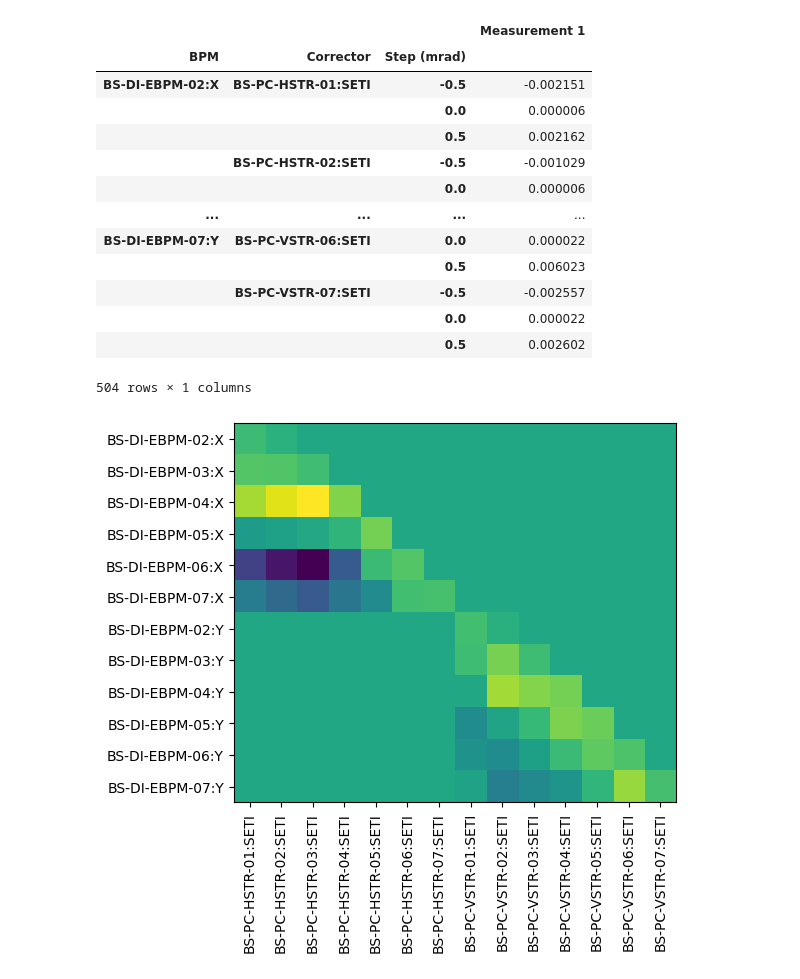
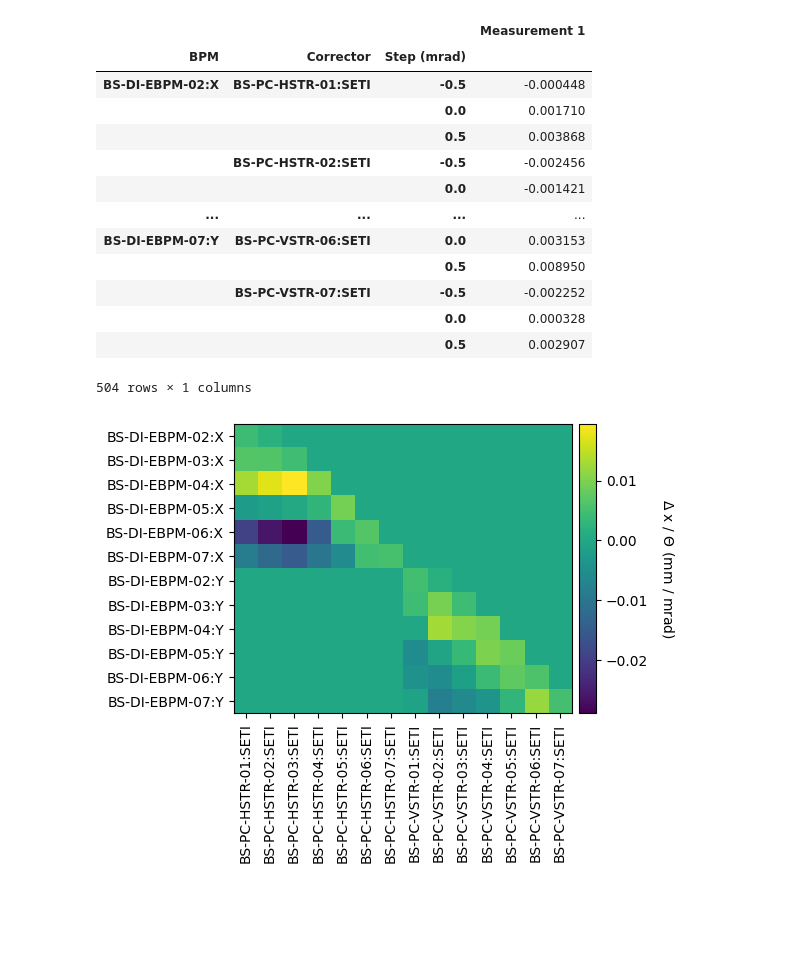
Before and after one commit to muonsontoast/pipelines, a Jupyter notebook: datadump/analysis.ipynb, the cells around one changed output. Cells and saved outputs as stored; diff of their text form; code cells hidden in the pictures; blank space fills up the shorter version.

```diff
--- a/datadump/analysis.ipynb
+++ b/datadump/analysis.ipynb
@@ -4,48 +5,53 @@ import numpy as np
 # %%
-df = pd.read_parquet('Orbit Response (2025-08-12 at 00-06-10).parquet', engine = 'pyarrow')
+df = pd.read_parquet('Orbit Response (2025-08-14 at 10-37-11).parquet', engine = 'pyarrow')
 df
 # %% [output]
 |  |  |  | Measurement 1 |
 | BPM | Corrector | Step (mrad) |  |
-| BS-DI-EBPM-02:X | BS-PC-HSTR-01:SETI | -0.5 | -0.002151 |
-|  |  | 0.0 | 0.000006 |
-|  |  | 0.5 | 0.002162 |
-|  | BS-PC-HSTR-02:SETI | -0.5 | -0.001029 |
-|  |  | 0.0 | 0.000006 |
+| BS-DI-EBPM-02:X | BS-PC-HSTR-01:SETI | -0.5 | -0.000448 |
+|  |  | 0.0 | 0.001710 |
+|  |  | 0.5 | 0.003868 |
+|  | BS-PC-HSTR-02:SETI | -0.5 | -0.002456 |
+|  |  | 0.0 | -0.001421 |
 | ... | ... | ... | ... |
-| BS-DI-EBPM-07:Y | BS-PC-VSTR-06:SETI | 0.0 | 0.000022 |
-|  |  | 0.5 | 0.006023 |
-|  | BS-PC-VSTR-07:SETI | -0.5 | -0.002557 |
-|  |  | 0.0 | 0.000022 |
-|  |  | 0.5 | 0.002602 |
+| BS-DI-EBPM-07:Y | BS-PC-VSTR-06:SETI | 0.0 | 0.003153 |
+|  |  | 0.5 | 0.008950 |
+|  | BS-PC-VSTR-07:SETI | -0.5 | -0.002252 |
+|  |  | 0.0 | 0.000328 |
+|  |  | 0.5 | 0.002907 |
 504 rows × 1 columns
 # %%
 import matplotlib.pyplot as plt
 
 data = df.to_numpy()
 shape = [len(level) for level in df.index.levels]
 labels = [df.index.get_level_values(_).unique().tolist() for _ in range(len(shape) - 1)] # preserves labelling order of df
 data = data.reshape(*shape, df.shape[1])
 
 numCorrectors = 14
 numBPMs = 12
 kicks = np.linspace(-.5, .5, 3)
 
 postProcessedData = np.zeros((numBPMs, numCorrectors))
 
 dataAveragedOverRepeats = data.mean(axis = 3)
 for col in range(numCorrectors):
     for row in range(numBPMs):
         y = dataAveragedOverRepeats[row, col, :]
         m, C = np.polyfit(kicks, y, deg = 1, cov = True)
         postProcessedData[row, col] = m[0]
 
 fig, ax = plt.subplots(figsize = (6, 6))
 im = ax.imshow(postProcessedData)
 ax.set_yticks(list(range(numBPMs)))
 ax.set_yticklabels(labels[0])
 ax.set_xticks(list(range(numCorrectors)))
 ax.set_xticklabels(labels[1], rotation = 90)
+divider = make_axes_locatable(ax)
+cax = divider.append_axes("right", size = "5%", pad = 0.075)
+cb = fig.colorbar(im, cax = cax, ax = ax)
+cb.set_label(r'$\Delta~\mathrm{x}~/~\Theta$ (mm / mrad)', rotation = 270, labelpad = 20)
 fig.tight_layout()
+fig.savefig('Model default ORM (2025-08-14 at 10-33-46)', dpi = 300, bbox_inches = 'tight')
 # %% [output]
-[figure, old version]
+[figure, new version]
```
Also changed, not shown: parts of 2 cells of this notebook, 24 other files.
